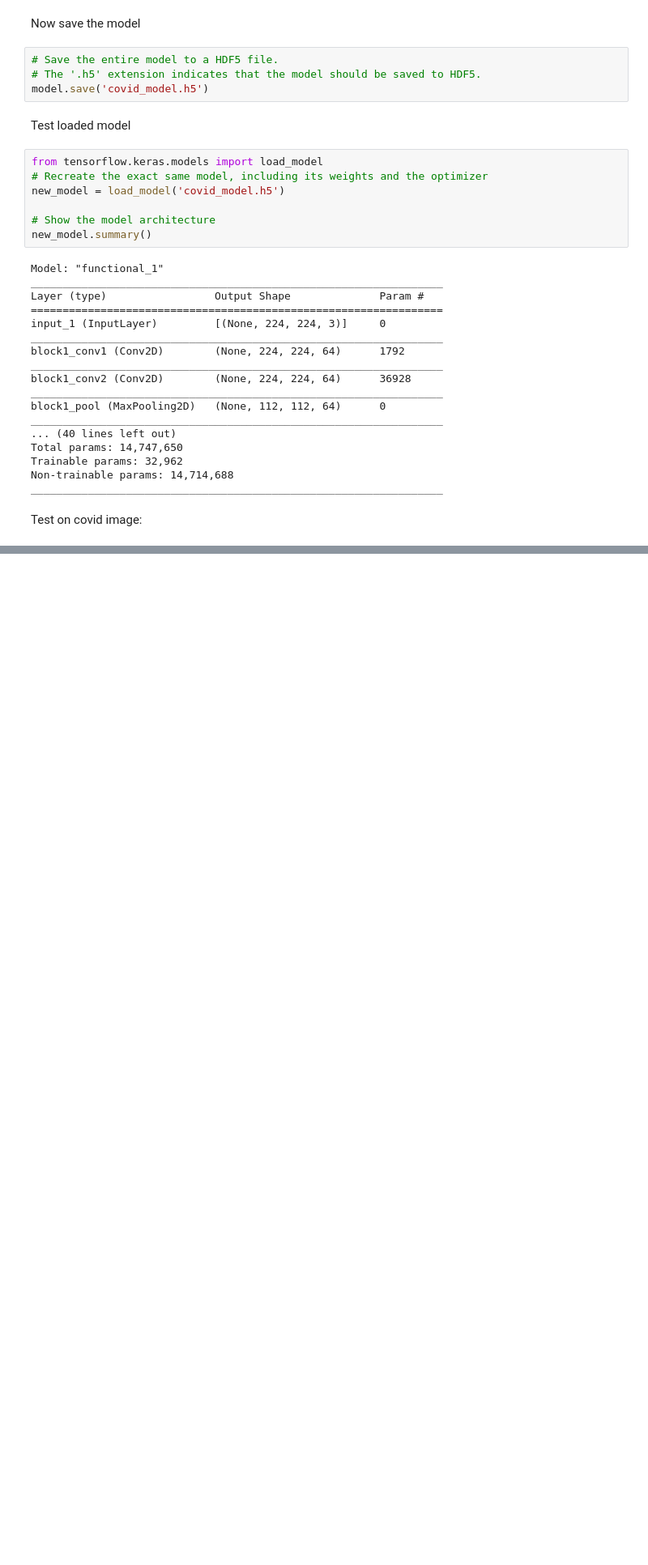
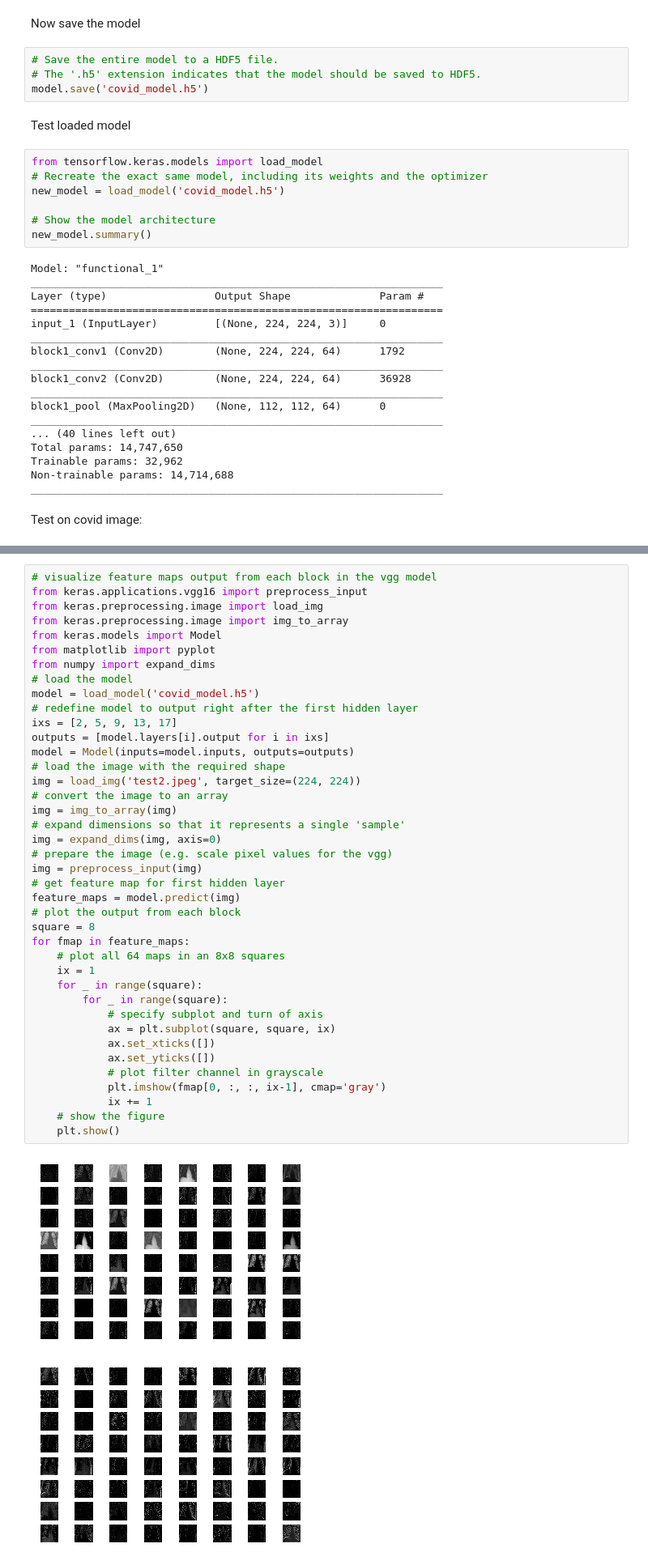
Before and after one commit to women-in-ai-ireland/October-2020-WaiLEARN-Detecting-COVID-19, a Jupyter notebook: Notebooks/covid-19-prediction-Meghana.ipynb, the cells around one changed output, grey strips where cells are left out. Shown at 81% size. Drawn from its saved outputs; the diff is of its cells as text; blank space fills up the shorter version.

```diff
--- a/Notebooks/covid-19-prediction-Meghana.ipynb
+++ b/Notebooks/covid-19-prediction-Meghana.ipynb
@@ -244,0 +268,43 @@ This notebook is based on this tutorial - [link](https://www.pyimagesearch.com/2
+# %%
+# visualize feature maps output from each block in the vgg model
+from keras.applications.vgg16 import preprocess_input
+from keras.preprocessing.image import load_img
+from keras.preprocessing.image import img_to_array
+from keras.models import Model
+from matplotlib import pyplot
+from numpy import expand_dims
+# load the model
+model = load_model('covid_model.h5')
+# redefine model to output right after the first hidden layer
+ixs = [2, 5, 9, 13, 17]
+outputs = [model.layers[i].output for i in ixs]
+model = Model(inputs=model.inputs, outputs=outputs)
+# load the image with the required shape
+img = load_img('test2.jpeg', target_size=(224, 224))
+# convert the image to an array
+img = img_to_array(img)
+# expand dimensions so that it represents a single 'sample'
+img = expand_dims(img, axis=0)
+# prepare the image (e.g. scale pixel values for the vgg)
+img = preprocess_input(img)
+# get feature map for first hidden layer
+feature_maps = model.predict(img)
+# plot the output from each block
+square = 8
+for fmap in feature_maps:
+	# plot all 64 maps in an 8x8 squares
+	ix = 1
+	for _ in range(square):
+		for _ in range(square):
+			# specify subplot and turn of axis
+			ax = plt.subplot(square, square, ix)
+			ax.set_xticks([])
+			ax.set_yticks([])
+			# plot filter channel in grayscale
+			plt.imshow(fmap[0, :, :, ix-1], cmap='gray')
+			ix += 1
+	# show the figure
+	plt.show()
+# %% [output]
+[figure, added]
+[figure, added]
```
Also changed, not shown: parts of 11 cells of this notebook.
